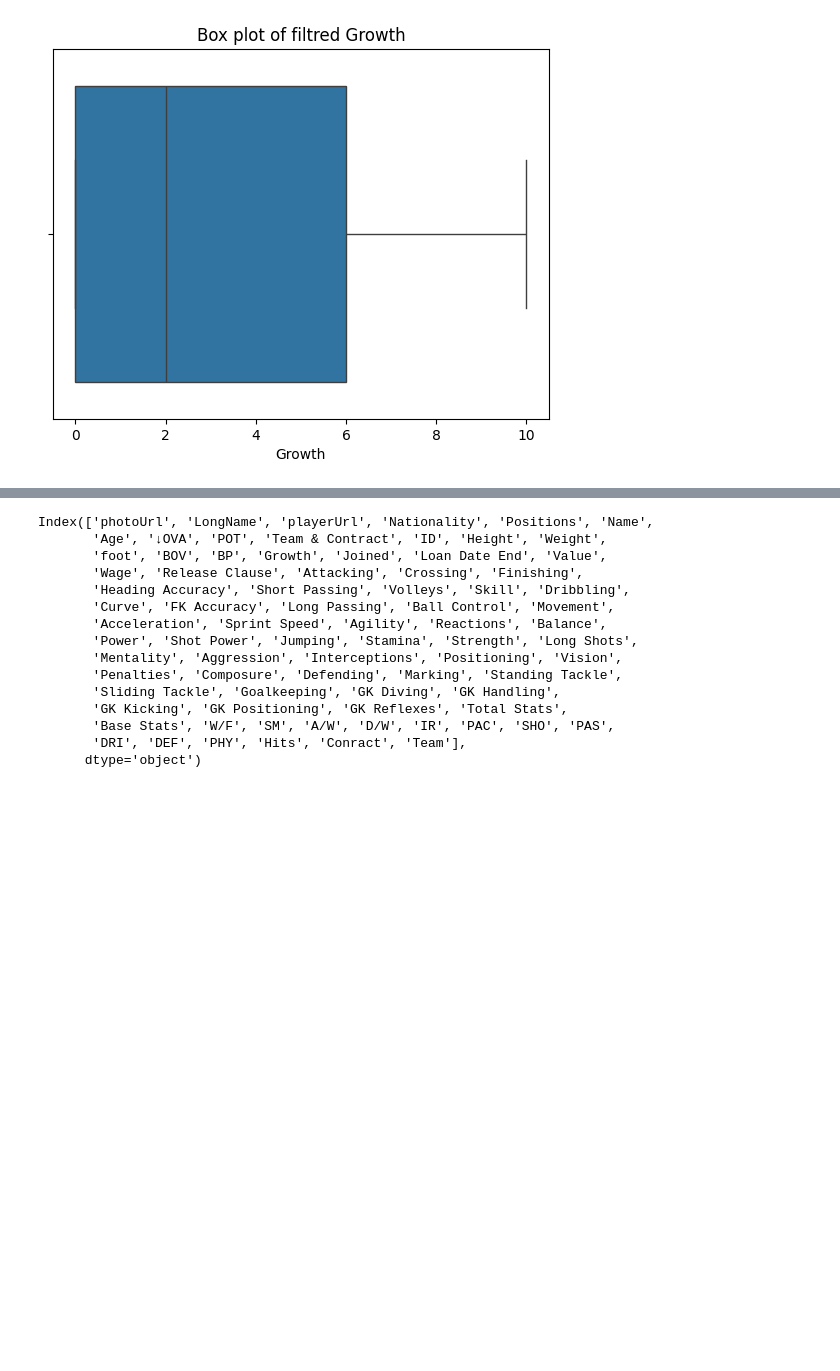
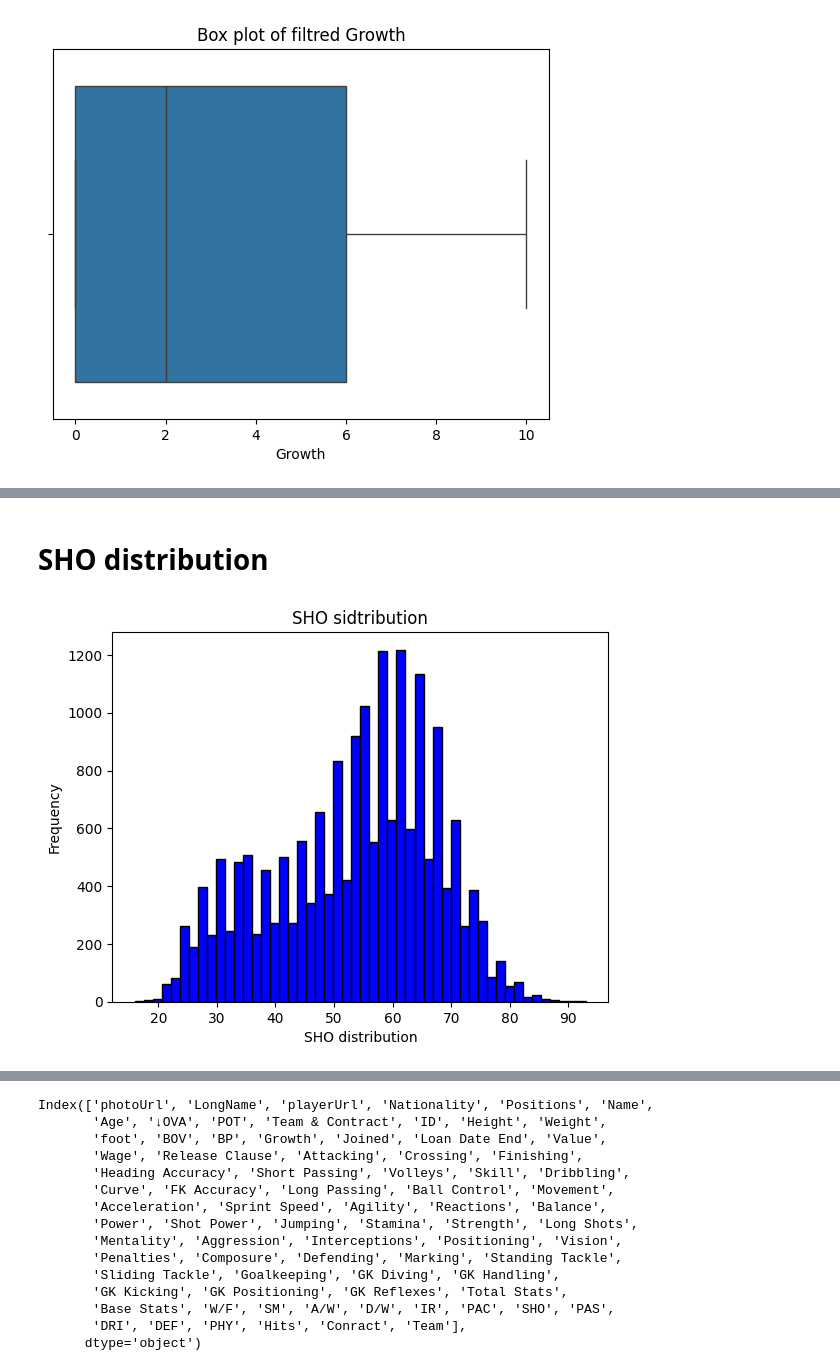
Before and after one commit to ayoub22222222/Data_Cleaning_project, a Jupyter notebook: notebook/fifa21_EDA.ipynb, the cells around one changed output, grey strips where cells are left out. Saved outputs shown, nothing was run; the diff lists cells and outputs as text; code cells hidden in the pictures; blank space fills up the shorter version.

```diff
--- a/notebook/fifa21_EDA.ipynb
+++ b/notebook/fifa21_EDA.ipynb
@@ -116,0 +362,10 @@ plt.show()
+# %% [markdown]
+# SHO distribution
+# %%
+plt.hist(df['SHO'], bins=50, color='blue', edgecolor='black')
+plt.title('SHO sidtribution')
+plt.xlabel('SHO distribution')
+plt.ylabel('Frequency')
+plt.show()
+# %% [output]
+[figure, added]
```
Also changed, not shown: parts of 8 cells of this notebook.
